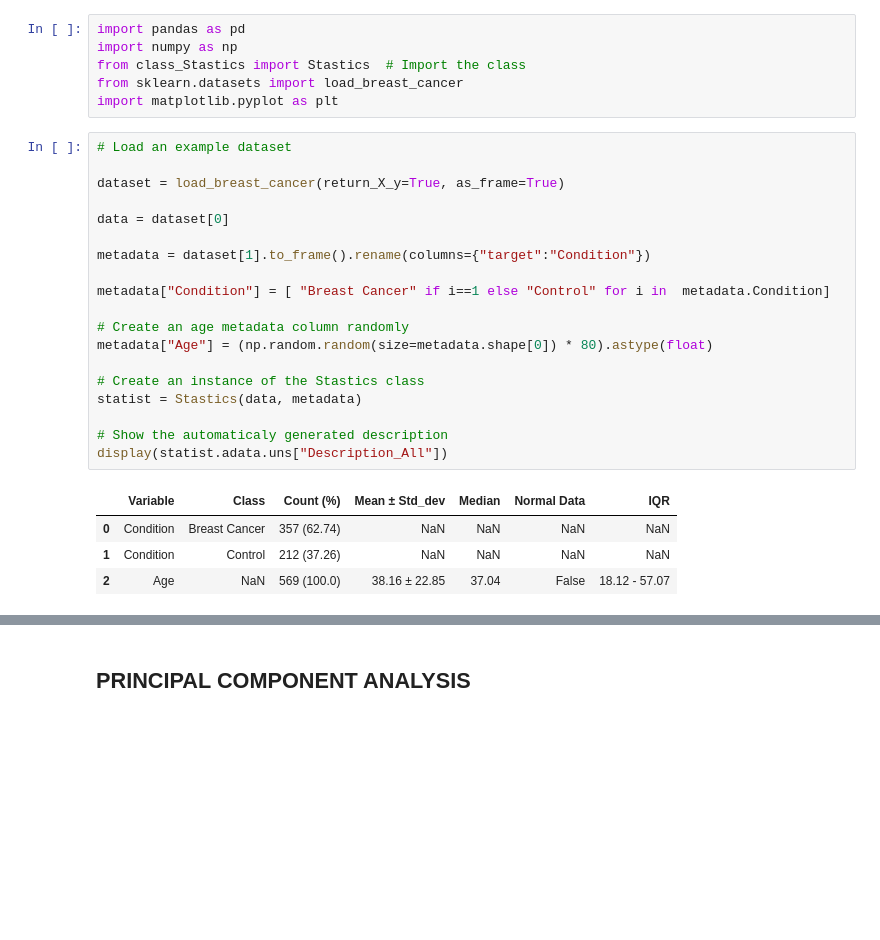
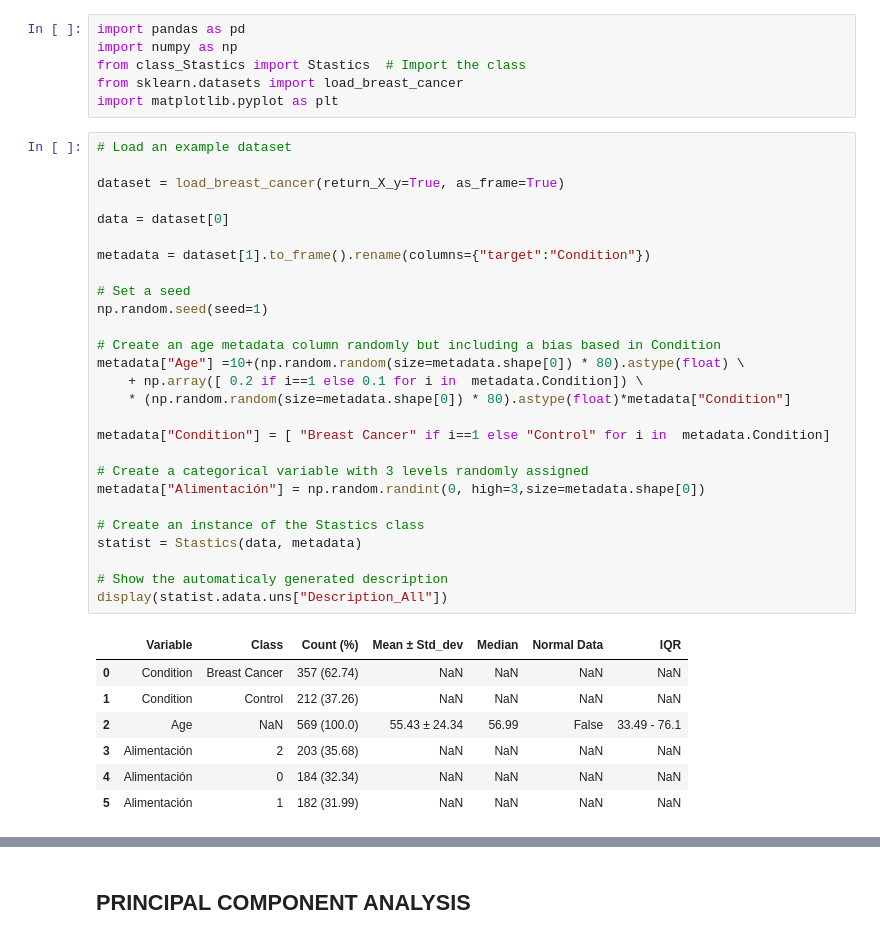
Before and after one commit to GERMAN00VP/statistics_class, a Jupyter notebook: test_file.ipynb, the cells around one changed output, grey strips where cells are left out. Drawn from its saved outputs; the diff is of its cells as text; blank space fills up the shorter version.

```diff
--- a/test_file.ipynb
+++ b/test_file.ipynb
@@ -7,24 +7,35 @@ import matplotlib.pyplot as plt
 # %%
 # Load an example dataset
 
 dataset = load_breast_cancer(return_X_y=True, as_frame=True)
 
 data = dataset[0]
 
 metadata = dataset[1].to_frame().rename(columns={"target":"Condition"})
 
+# Set a seed
+np.random.seed(seed=1)
+
+# Create an age metadata column randomly but including a bias based in Condition
+metadata["Age"] =10+(np.random.random(size=metadata.shape[0]) * 80).astype(float) \
+    + np.array([ 0.2 if i==1 else 0.1 for i in  metadata.Condition]) \
+    * (np.random.random(size=metadata.shape[0]) * 80).astype(float)*metadata["Condition"]
+
 metadata["Condition"] = [ "Breast Cancer" if i==1 else "Control" for i in  metadata.Condition]
 
-# Create an age metadata column randomly
-metadata["Age"] = (np.random.random(size=metadata.shape[0]) * 80).astype(float)
+# Create a categorical variable with 3 levels randomly assigned
+metadata["Alimentación"] = np.random.randint(0, high=3,size=metadata.shape[0])
 
 # Create an instance of the Stastics class
 statist = Stastics(data, metadata)
 
 # Show the automaticaly generated description
 display(statist.adata.uns["Description_All"])
 # %% [output]
 |  | Variable | Class | Count (%) | Mean ± Std_dev | Median | Normal Data | IQR |
 | 0 | Condition | Breast Cancer | 357 (62.74) | NaN | NaN | NaN | NaN |
 | 1 | Condition | Control | 212 (37.26) | NaN | NaN | NaN | NaN |
-| 2 | Age | NaN | 569 (100.0) | 38.16 ± 22.85 | 37.04 | False | 18.12 - 57.07 |
+| 2 | Age | NaN | 569 (100.0) | 55.43 ± 24.34 | 56.99 | False | 33.49 - 76.1 |
+| 3 | Alimentación | 2 | 203 (35.68) | NaN | NaN | NaN | NaN |
+| 4 | Alimentación | 0 | 184 (32.34) | NaN | NaN | NaN | NaN |
+| 5 | Alimentación | 1 | 182 (31.99) | NaN | NaN | NaN | NaN |
```
Also changed, not shown: parts of 7 cells of this notebook, 2 other files.
